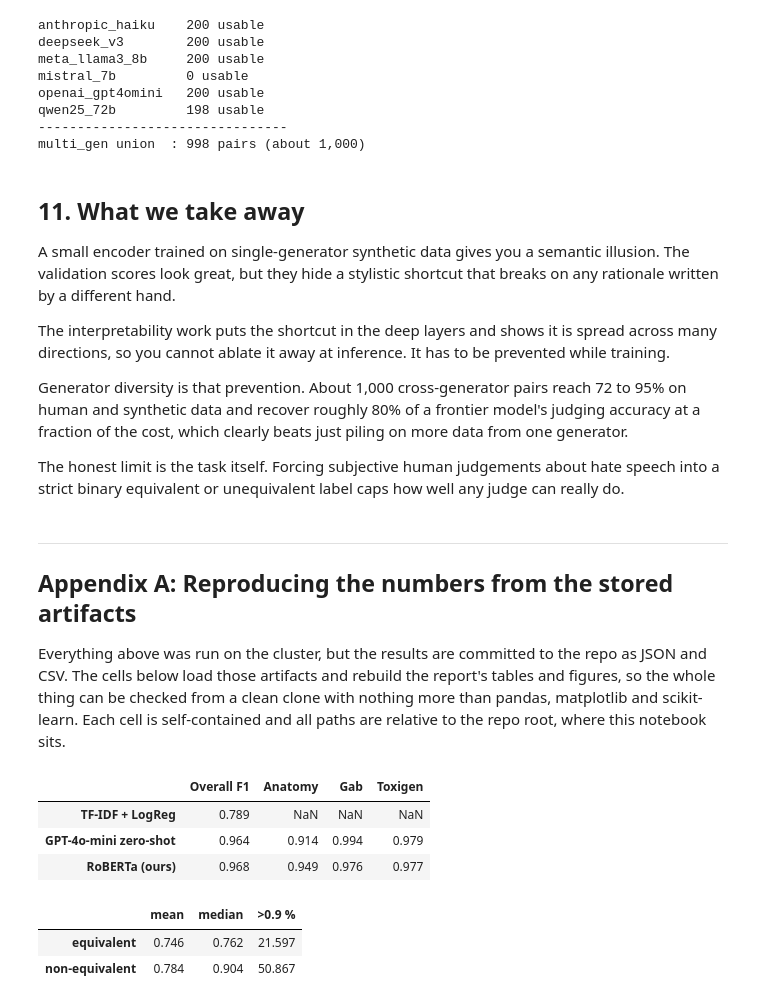
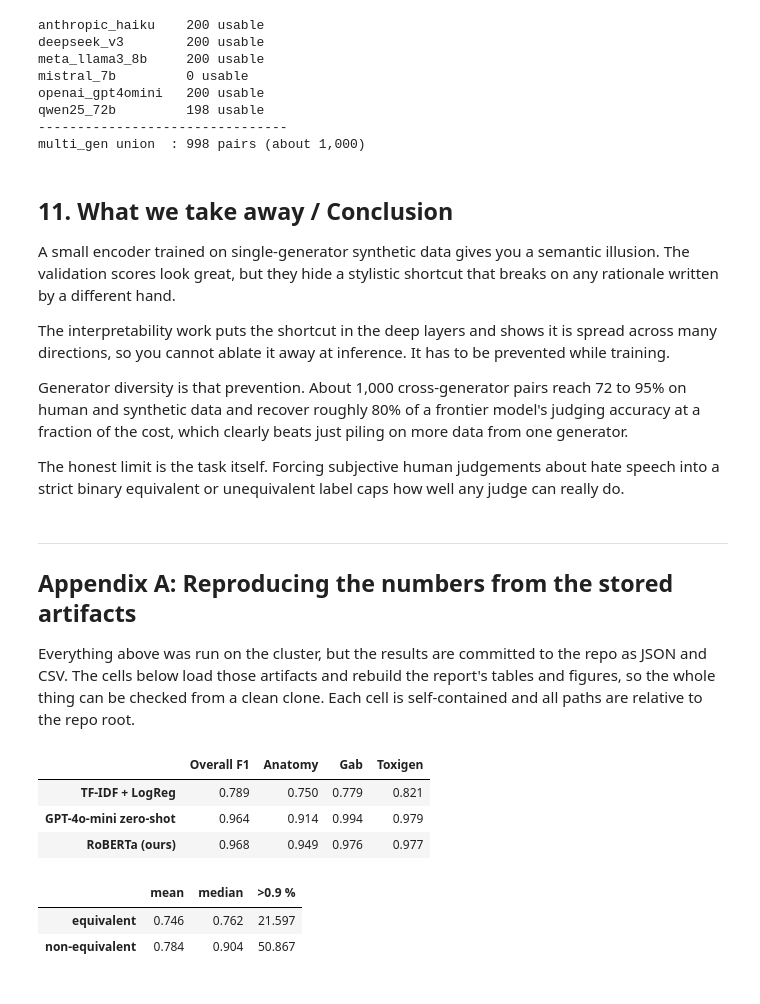
Before and after one commit to ri-ru/deeplearning, a Jupyter notebook: synthetic_data_generation.ipynb, the cells around one changed output. Saved outputs shown, nothing was run; the diff lists cells and outputs as text; code cells hidden in the pictures.

```diff
--- a/synthetic_data_generation.ipynb
+++ b/synthetic_data_generation.ipynb
@@ -1198,7 +1208,7 @@ qwen25_72b         198 usable
 --------------------------------
 multi_gen union  : 998 pairs (about 1,000)
 # %% [markdown]
-## 11. What we take away
+## 11. What we take away / Conclusion
 
 A small encoder trained on single-generator synthetic data gives you a semantic illusion. The validation scores look great, but they hide a stylistic shortcut that breaks on any rationale written by a different hand.
 
@@ -1211,24 +1221,50 @@ The honest limit is the task itself. Forcing subjective human judgements about h
 ---
 ## Appendix A: Reproducing the numbers from the stored artifacts
 
-Everything above was run on the cluster, but the results are committed to the repo as JSON and CSV. The cells below load those artifacts and rebuild the report's tables and figures, so the whole thing can be checked from a clean clone with nothing more than pandas, matplotlib and scikit-learn. Each cell is self-contained and all paths are relative to the repo root, where this notebook sits.
+Everything above was run on the cluster, but the results are committed to the repo as JSON and CSV. The cells below load those artifacts and rebuild the report's tables and figures, so the whole thing can be checked from a clean clone. Each cell is self-contained and all paths are relative to the repo root.
 # %%
 # Table II: judge performance (F1) on the held-out domains.
-import json, pandas as pd
+# Self-contained: GPT-4o-mini and RoBERTa come from the saved verification run,
+# and the TF-IDF baseline is recomputed here so the table needs no other cell.
+import json
+import pandas as pd
+from sklearn.feature_extraction.text import TfidfVectorizer
+from sklearn.linear_model import LogisticRegression
+from sklearn.metrics import f1_score
 
 r = json.load(open("results/verify_poster_results.json"))
+
+# Recompute the TF-IDF + LogReg baseline on the domain-OOD split (its per-domain
+# numbers are not stored in the JSON).
+L2I, TEST = {"equivalent": 0, "unequivalent": 1}, {"toxigen", "gab", "anatomy"}
+df = pd.read_csv("data/reformulated_full.csv").dropna(
+    subset=["explanation", "synthetic", "meaning", "domain"])
+df = df[df.meaning.isin(L2I)].copy()
+df["y"] = df.meaning.map(L2I)
+tr, te = df[~df.domain.isin(TEST)], df[df.domain.isin(TEST)]
+vec = TfidfVectorizer(max_features=50000, ngram_range=(1, 2))
+clf = LogisticRegression(max_iter=1000).fit(
+    vec.fit_transform(tr.explanation + " [SEP] " + tr.synthetic), tr.y)
+pred = clf.predict(vec.transform(te.explanation + " [SEP] " + te.synthetic))
+tfidf = {"overall": f1_score(te.y, pred, average="macro")}
+for dom in ["anatomy", "gab", "toxigen"]:
+    m = (te.domain == dom).values
+    tfidf[dom] = f1_score(te.y[m], pred[m], average="macro")
+
+# Assemble the table.
 t2 = pd.DataFrame(index=["TF-IDF + LogReg", "GPT-4o-mini zero-shot", "RoBERTa (ours)"])
-t2["Overall F1"] = [round(r["tfidf"]["f1_macro"], 3),
+t2["Overall F1"] = [round(tfidf["overall"], 3),
                     round(r["gpt4omini"]["f1_macro"], 3),
                     round(r["roberta_ood"]["f1_macro"], 3)]
+for dom in ["anatomy", "gab", "toxigen"]:
+    t2.loc["TF-IDF + LogReg", dom.capitalize()] = round(tfidf[dom], 3)
 for label, key in [("GPT-4o-mini zero-shot", "gpt4omini"), ("RoBERTa (ours)", "roberta_ood")]:
     for dom in ["anatomy", "gab", "toxigen"]:
         t2.loc[label, dom.capitalize()] = round(r[key]["per_domain"][dom]["f1_macro"], 3)
-# TF-IDF per-domain is not stored in this JSON; the TF-IDF cell above recomputes it.
 t2
 # %% [output]
 |  | Overall F1 | Anatomy | Gab | Toxigen |
-| TF-IDF + LogReg | 0.789 | NaN | NaN | NaN |
+| TF-IDF + LogReg | 0.789 | 0.750 | 0.779 | 0.821 |
 | GPT-4o-mini zero-shot | 0.964 | 0.914 | 0.994 | 0.979 |
 | RoBERTa (ours) | 0.968 | 0.949 | 0.976 | 0.977 |
 # %%
```
Also changed, not shown: parts of 20 cells of this notebook.
